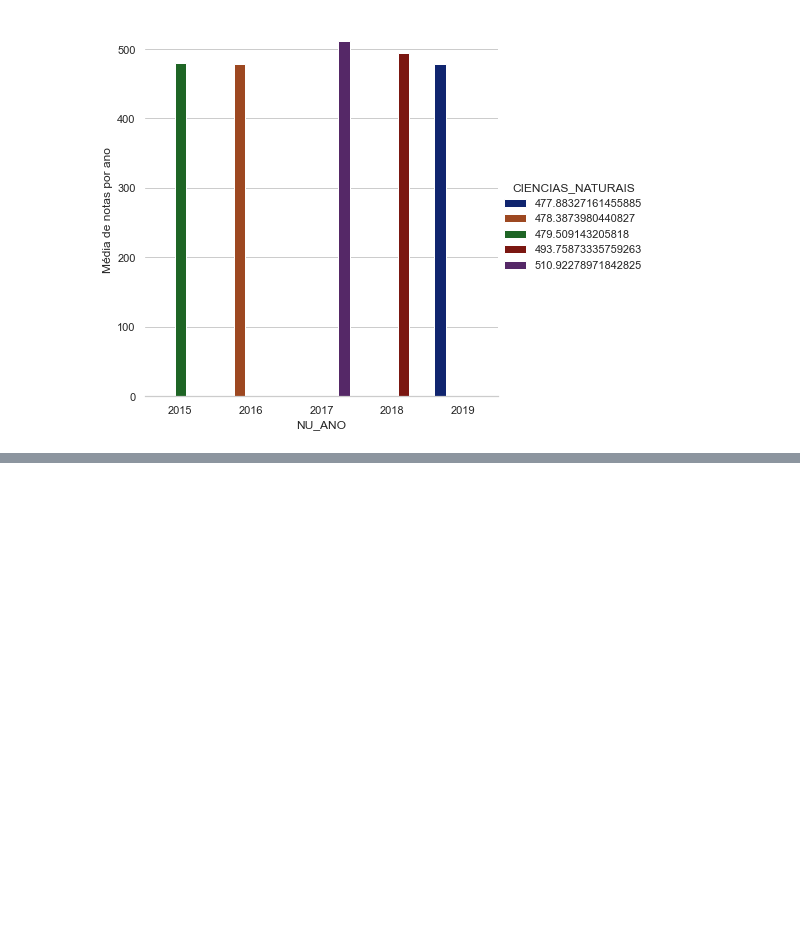
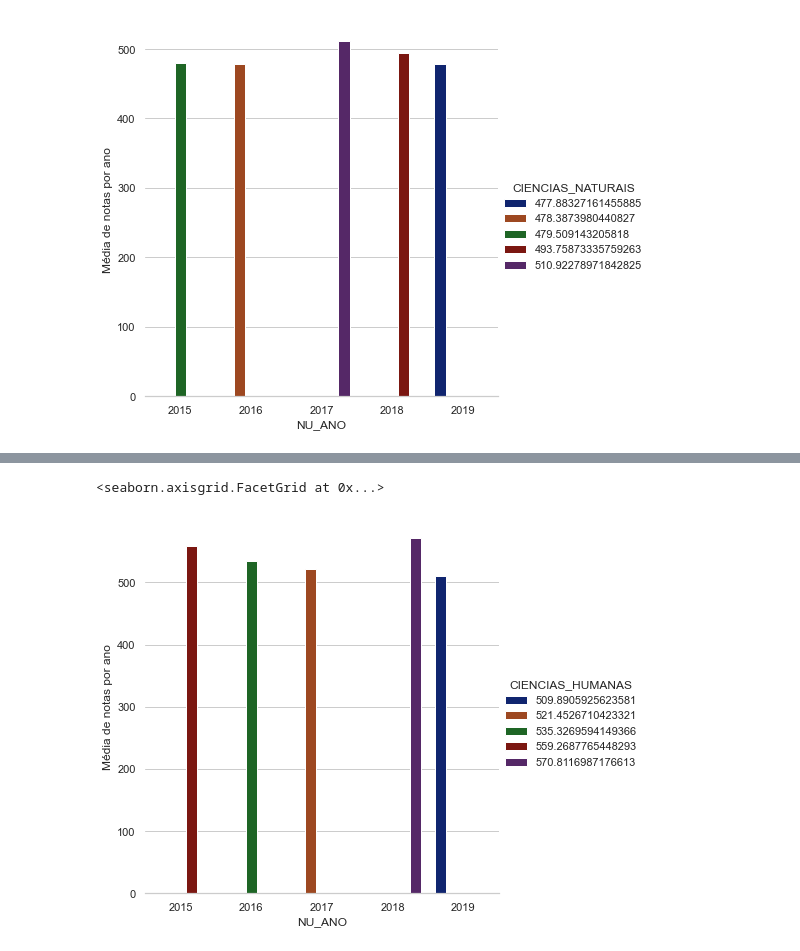
Before and after one commit to projetobigdatasenac2020/ProjetoFinalBigData, a Jupyter notebook: ProjetoFinal - Spark - HD - AnaliseExploratoria - Bruno.ipynb, the cells around one changed output, grey strips where cells are left out. Drawn from its saved outputs; the diff is of its cells as text; code cells hidden in the pictures; blank space fills up the shorter version.

```diff
--- a/ProjetoFinal - Spark - HD - AnaliseExploratoria - Bruno.ipynb
+++ b/ProjetoFinal - Spark - HD - AnaliseExploratoria - Bruno.ipynb
@@ -493,7 +500,8 @@ df_ch_pandas
 # %%
 sns.set(style="whitegrid")
-
-# Draw a nested barplot to show survival for class and sex
-g = sns.catplot(x="NU_ANO", y="CIENCIAS_HUMANAS", hue="CIENCIAS_NATURAIS", data=df_ch_pandas, height=6, kind="bar", palette="dark")
+g = sns.catplot(x="NU_ANO", y="CIENCIAS_HUMANAS", hue="CIENCIAS_HUMANAS", data=df_ch_pandas, height=6, kind="bar", palette="dark")
 g.despine(left=True)
 g.set_ylabels("Média de notas por ano")
+# %% [output]
+<seaborn.axisgrid.FacetGrid at 0x...>
+[figure, added]
```
Also changed, not shown: parts of 11 cells of this notebook.
